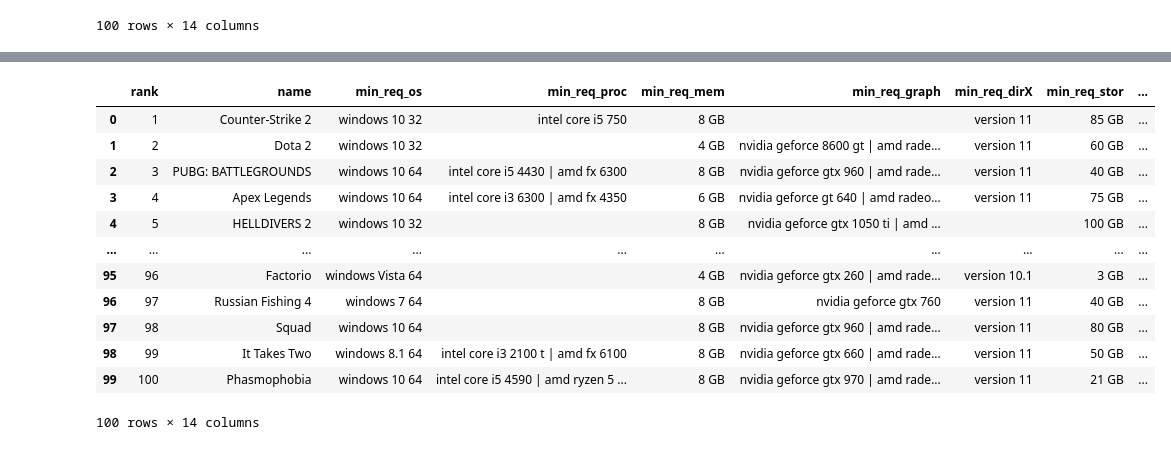
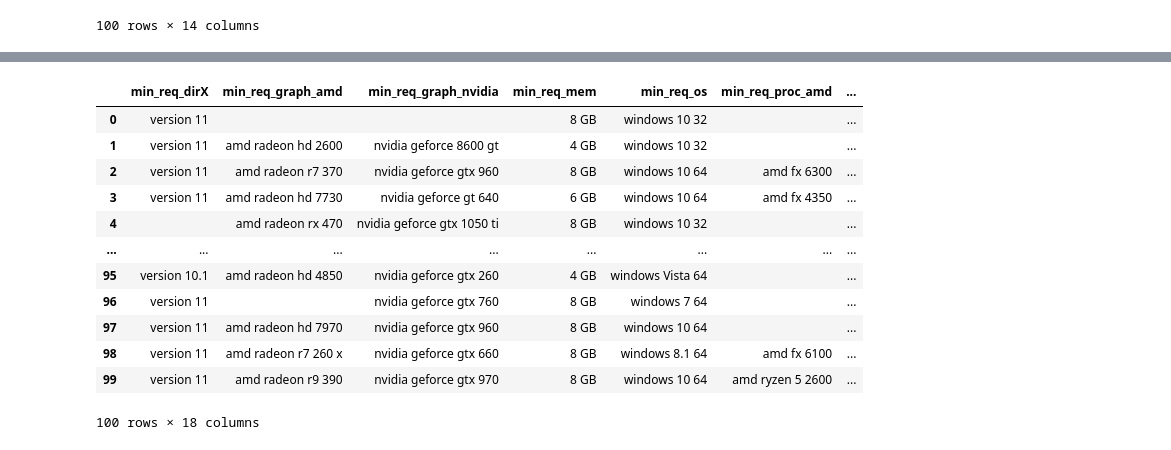
Before and after one commit to knoppds/CSCI_5502_Group_Project_01, a Jupyter notebook: gp_01_steam_data_cleaning.ipynb, the cells around one changed output, grey strips where cells are left out. Cells and saved outputs as stored; diff of their text form; code cells hidden in the pictures.

Commit message:
split nvidia/amd graphics columns into two as well as intel/amd

```diff
--- a/gp_01_steam_data_cleaning.ipynb
+++ b/gp_01_steam_data_cleaning.ipynb
@@ -266,6 +268,12 @@ def clean_graph_data(graph_list):
 # %%
 # use the graphics card cleaning function to clean the minimum and recommended graphics card columns
-df['min_req_graph'] = clean_graph_data(df['min_req_graph'].astype(str).tolist())
-df['rec_req_graph'] = clean_graph_data(df['rec_req_graph'].astype(str).tolist())
+df['min_req_graph_nvidia'], df['min_req_graph_amd'] = clean_graph_data(df['min_req_graph'].astype(str).tolist())
+df['rec_req_graph_nvidia'], df['rec_req_graph_amd'] = clean_graph_data(df['rec_req_graph'].astype(str).tolist())
+
+# remove the original graphics card columns
+df = df.drop(columns=['min_req_graph', 'rec_req_graph'])
+
+# reorder the columns alphabetically
+df = df.reindex(sorted(df.columns), axis=1)
 df
 # %% [output]
@@ -465,7 +473,8 @@ df
 def clean_cpu_data(cpu_list):
 
     # create empty list to store cleaned strings
-    clean_strings = []
+    clean_strings_intel = []
+    clean_strings_amd   = []
 
     # loop over all strings
     for string in cpu_list:
@@ -494,10 +503,10 @@ def clean_cpu_data(cpu_list):
             intel_dict['series'] = 'core'
 
             # add intel card to the clean string for this entry
-            clean_string = ' '.join([str(intel_dict['brand']), str(intel_dict['series']), str(intel_dict['prefix']), str(intel_dict['model']), str(intel_dict['suffix'])]).replace(' None', '')
+            clean_string_intel = ' '.join([str(intel_dict['brand']), str(intel_dict['series']), str(intel_dict['prefix']), str(intel_dict['model']), str(intel_dict['suffix'])]).replace(' None', '')
 
         # else there was no intel match, initialize clean string as empty
-        else: clean_string = ''
+        else: clean_string_intel = ''
 
         # define the regular expression patterns for AMD graphics cards
         amd_pattern_brand  = r'(^| |/)(?P<brand>amd)  *(?P<series>ryzen|fx|phenom ?i?i?)?-? *(?P<prefix>[^0-9][0-9][^0-9]|x[0-9])? *(?P<model>[0-9][0-9]+)(?P<suffix>[a-z])?'
@@ -519,35 +528,42 @@ def clean_cpu_data(cpu_list):
             # everything here is AMD
             amd_dict['brand' ] = 'AMD'
 
-            # if clean string is not empty, add a seperator before the AMD card
-            if clean_string: clean_string += ' | '
+            # add amd card to the clean string for this entry
+            clean_string_amd = ' '.join([str(amd_dict['brand']).strip(), str(amd_dict['series']).strip(), str(amd_dict['prefix']).strip(), str(amd_dict['model']).strip(), str(amd_dict['suffix']).strip()]).replace(' None', '')
 
-            # add amd card to the clean string for this entry
-            clean_string += ' '.join([str(amd_dict['brand']).strip(), str(amd_dict['series']).strip(), str(amd_dict['prefix']).strip(), str(amd_dict['model']).strip(), str(amd_dict['suffix']).strip()]).replace(' None', '')
+        # else there was no AMD match, initialize clean string as empty
+        else: clean_string_amd = ''
 
         # append the clean string to the list of clean strings
-        clean_strings.append(clean_string.lower())
+        clean_strings_intel.append(clean_string_intel.lower())
+        clean_strings_amd.append(   clean_string_amd.lower())
         # print(string)
         # print(clean_string)
         # print()
 
-    return clean_strings
+    return (clean_strings_intel, clean_strings_amd)
 # %%
 # use the CPU cleaning function to clean the minimum and recommended CPU columns
-df['min_req_proc'] = clean_cpu_data(df['min_req_proc'].astype(str).tolist())
-df['rec_req_proc'] = clean_cpu_data(df['rec_req_proc'].astype(str).tolist())
+df['min_req_proc_intel'], df['min_req_proc_amd'] = clean_cpu_data(df['min_req_proc'].astype(str).tolist())
+df['rec_req_proc_intel'], df['rec_req_proc_amd'] = clean_cpu_data(df['rec_req_proc'].astype(str).tolist())
+
+# remove the original CPU columns
+df = df.drop(columns=['min_req_proc', 'rec_req_proc'])
+
+# reorder the columns alphabetically
+df = df.reindex(sorted(df.columns), axis=1)
 df
 # %% [output]
-|  | rank | name | min_req_os | min_req_proc | min_req_mem | min_req_graph | min_req_dirX | min_req_stor | ... |
-| 0 | 1 | Counter-Strike 2 | windows 10 32 | intel core i5 750 | 8 GB |  | version 11 | 85 GB | ... |
-| 1 | 2 | Dota 2 | windows 10 32 |  | 4 GB | nvidia geforce 8600 gt | amd rade... | version 11 | 60 GB | ... |
-| 2 | 3 | PUBG: BATTLEGROUNDS | windows 10 64 | intel core i5 4430 | amd fx 6300 | 8 GB | nvidia geforce gtx 960 | amd rade... | version 11 | 40 GB | ... |
-| 3 | 4 | Apex Legends | windows 10 64 | intel core i3 6300 | amd fx 4350 | 6 GB | nvidia geforce gt 640 | amd radeo... | version 11 | 75 GB | ... |
-| 4 | 5 | HELLDIVERS 2 | windows 10 32 |  | 8 GB | nvidia geforce gtx 1050 ti | amd ... |  | 100 GB | ... |
-| ... | ... | ... | ... | ... | ... | ... | ... | ... | ... |
-| 95 | 96 | Factorio | windows Vista 64 |  | 4 GB | nvidia geforce gtx 260 | amd rade... | version 10.1 | 3 GB | ... |
-| 96 | 97 | Russian Fishing 4 | windows 7 64 |  | 8 GB | nvidia geforce gtx 760 | version 11 | 40 GB | ... |
-| 97 | 98 | Squad | windows 10 64 |  | 8 GB | nvidia geforce gtx 960 | amd rade... | version 11 | 80 GB | ... |
-| 98 | 99 | It Takes Two | windows 8.1 64 | intel core i3 2100 t | amd fx 6100 | 8 GB | nvidia geforce gtx 660 | amd rade... | version 11 | 50 GB | ... |
-| 99 | 100 | Phasmophobia | windows 10 64 | intel core i5 4590 | amd ryzen 5 ... | 8 GB | nvidia geforce gtx 970 | amd rade... | version 11 | 21 GB | ... |
+|  | min_req_dirX | min_req_graph_amd | min_req_graph_nvidia | min_req_mem | min_req_os | min_req_proc_amd | ... |
+| 0 | version 11 |  |  | 8 GB | windows 10 32 |  | ... |
+| 1 | version 11 | amd radeon hd 2600 | nvidia geforce 8600 gt | 4 GB | windows 10 32 |  | ... |
+| 2 | version 11 | amd radeon r7 370 | nvidia geforce gtx 960 | 8 GB | windows 10 64 | amd fx 6300 | ... |
+| 3 | version 11 | amd radeon hd 7730 | nvidia geforce gt 640 | 6 GB | windows 10 64 | amd fx 4350 | ... |
+| 4 |  | amd radeon rx 470 | nvidia geforce gtx 1050 ti | 8 GB | windows 10 32 |  | ... |
+| ... | ... | ... | ... | ... | ... | ... | ... |
+| 95 | version 10.1 | amd radeon hd 4850 | nvidia geforce gtx 260 | 4 GB | windows Vista 64 |  | ... |
+| 96 | version 11 |  | nvidia geforce gtx 760 | 8 GB | windows 7 64 |  | ... |
+| 97 | version 11 | amd radeon hd 7970 | nvidia geforce gtx 960 | 8 GB | windows 10 64 |  | ... |
+| 98 | version 11 | amd radeon r7 260 x | nvidia geforce gtx 660 | 8 GB | windows 8.1 64 | amd fx 6100 | ... |
+| 99 | version 11 | amd radeon r9 390 | nvidia geforce gtx 970 | 8 GB | windows 10 64 | amd ryzen 5 2600 | ... |
-100 rows × 14 columns
+100 rows × 18 columns
```
Also changed, not shown: parts of 6 cells of this notebook, 1 other file.
